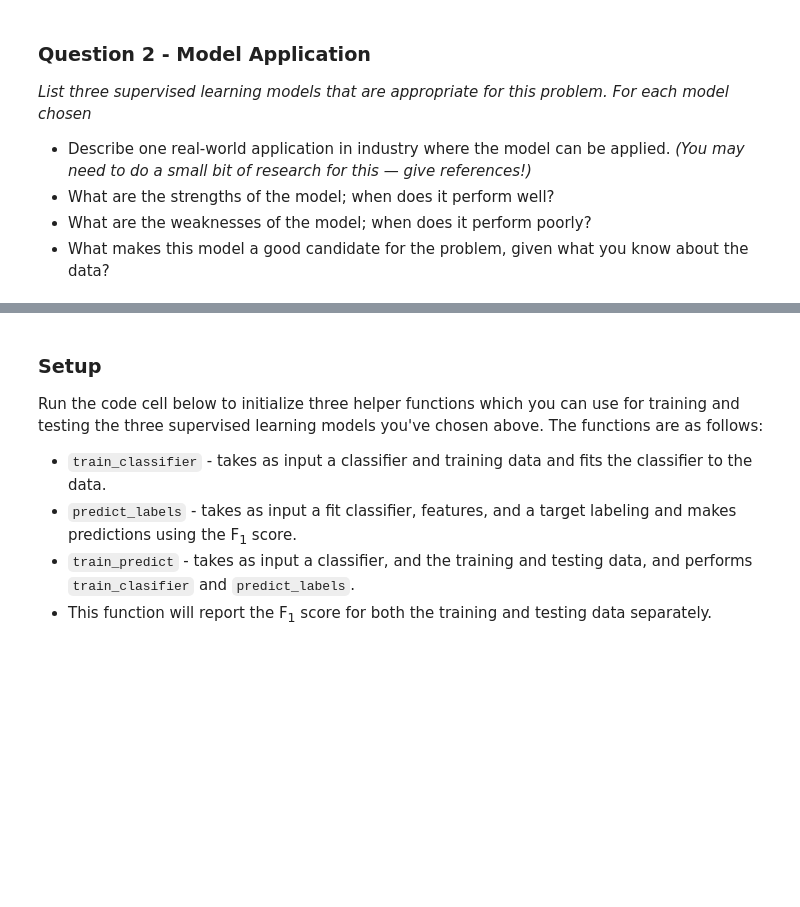
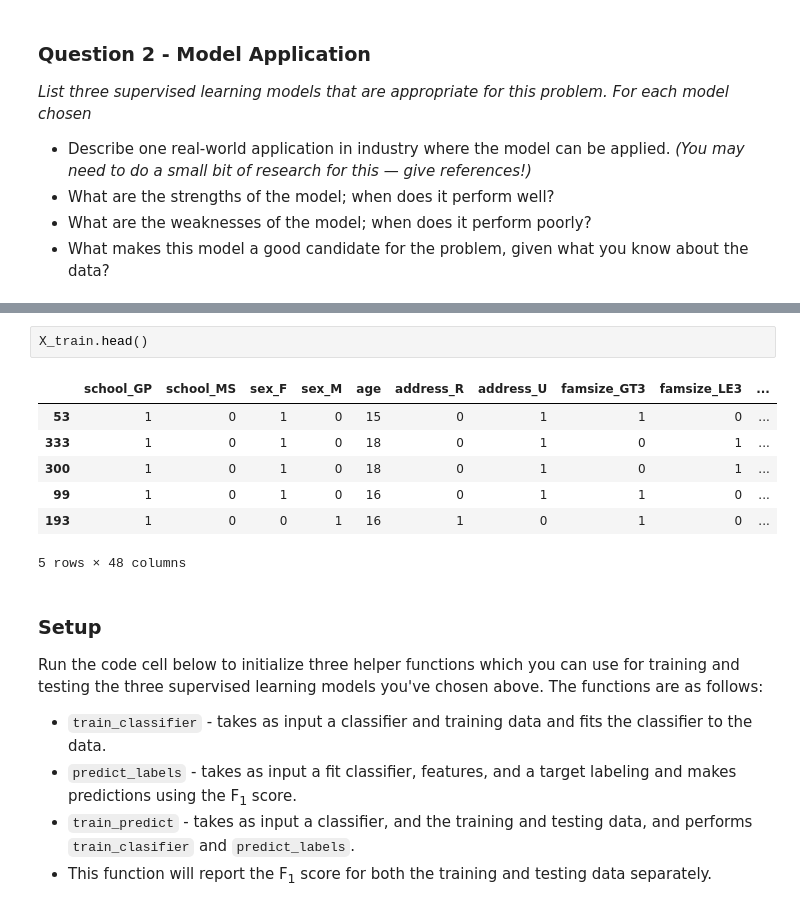
Before and after one commit to leexa90/ML_nanodegree, a Jupyter notebook: projects/student_intervention/student_intervention.ipynb, the cells around one changed output, grey strips where cells are left out. Saved outputs shown, nothing was run; the diff lists cells and outputs as text; blank space fills up the shorter version.

```diff
--- a/projects/student_intervention/student_intervention.ipynb
+++ b/projects/student_intervention/student_intervention.ipynb
@@ -212,3 +230,13 @@ In this section, you will choose 3 supervised learning models that are appropria
+# %%
+X_train.head()
+# %% [output]
+|  | school_GP | school_MS | sex_F | sex_M | age | address_R | address_U | famsize_GT3 | famsize_LE3 | ... |
+| 53 | 1 | 0 | 1 | 0 | 15 | 0 | 1 | 1 | 0 | ... |
+| 333 | 1 | 0 | 1 | 0 | 18 | 0 | 1 | 0 | 1 | ... |
+| 300 | 1 | 0 | 1 | 0 | 18 | 0 | 1 | 0 | 1 | ... |
+| 99 | 1 | 0 | 1 | 0 | 16 | 0 | 1 | 1 | 0 | ... |
+| 193 | 1 | 0 | 0 | 1 | 16 | 1 | 0 | 1 | 0 | ... |
+5 rows × 48 columns
 # %% [markdown]
 ### Setup
 Run the code cell below to initialize three helper functions which you can use for training and testing the three supervised learning models you've chosen above. The functions are as follows:
```
Also changed, not shown: parts of 15 cells of this notebook.
